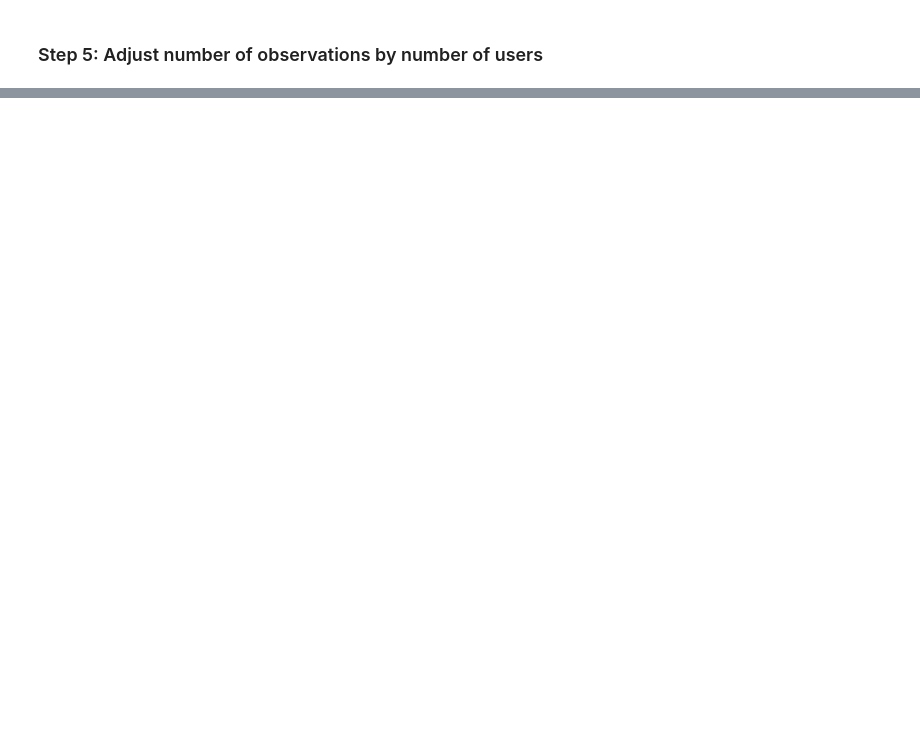
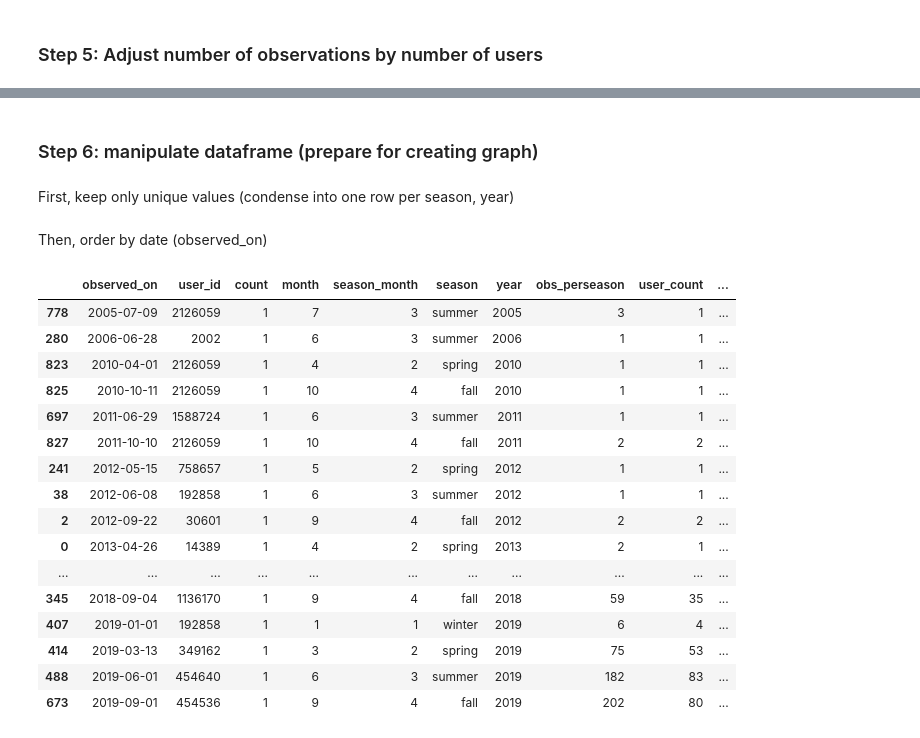
Before and after one commit to caroschwedh/BIOF309-final-project, a Jupyter notebook: DMV_bees.ipynb, the cells around one changed output, grey strips where cells are left out. Saved outputs shown, nothing was run; the diff lists cells and outputs as text; code cells hidden in the pictures; blank space fills up the shorter version.

```diff
--- a/DMV_bees.ipynb
+++ b/DMV_bees.ipynb
@@ -159,2 +159,11 @@ print(df_iNat.head())
 # %% [markdown]
 ### Step 5: Adjust number of observations by number of users
+# %%
+# Sum observations (count) by season (using season_month) and year
+df_iNat['obs_perseason'] = df_iNat.groupby(['year', 'season_month'])['count'].transform('sum')
+
+# Count of unique values for user_id (number of users) per season, year
+df_iNat['user_count'] = df_iNat.groupby(['year', 'season_month'])['user_id'].transform('nunique')
+# %%
+# Create variable for adusted observations (observations per number of iNaturalist observers at each time point)
+df_iNat['adj_obs'] = (df_iNat['obs_perseason']/df_iNat['user_count'])
@@ -160,0 +184,4 @@ print(df_iNat.head())
+# %% [markdown]
+### Step 6: manipulate dataframe (prepare for creating graph)
+# %% [markdown]
+First, keep only unique values (condense into one row per season, year)
@@ -160,0 +190,23 @@ print(df_iNat.head())
+# %% [markdown]
+Then, order by date (observed_on)
+# %%
+# Now that we don't have repeated rows for the same date, we can order by date
+iNat_complete = iNat_complete.sort_values(by='observed_on')
+# %% [output]
+|  | observed_on | user_id | count | month | season_month | season | year | obs_perseason | user_count | ... |
+| 778 | 2005-07-09 | 2126059 | 1 | 7 | 3 | summer | 2005 | 3 | 1 | ... |
+| 280 | 2006-06-28 | 2002 | 1 | 6 | 3 | summer | 2006 | 1 | 1 | ... |
+| 823 | 2010-04-01 | 2126059 | 1 | 4 | 2 | spring | 2010 | 1 | 1 | ... |
+| 825 | 2010-10-11 | 2126059 | 1 | 10 | 4 | fall | 2010 | 1 | 1 | ... |
+| 697 | 2011-06-29 | 1588724 | 1 | 6 | 3 | summer | 2011 | 1 | 1 | ... |
+| 827 | 2011-10-10 | 2126059 | 1 | 10 | 4 | fall | 2011 | 2 | 2 | ... |
+| 241 | 2012-05-15 | 758657 | 1 | 5 | 2 | spring | 2012 | 1 | 1 | ... |
+| 38 | 2012-06-08 | 192858 | 1 | 6 | 3 | summer | 2012 | 1 | 1 | ... |
+| 2 | 2012-09-22 | 30601 | 1 | 9 | 4 | fall | 2012 | 2 | 2 | ... |
+| 0 | 2013-04-26 | 14389 | 1 | 4 | 2 | spring | 2013 | 2 | 1 | ... |
+| ... | ... | ... | ... | ... | ... | ... | ... | ... | ... | ... |
+| 345 | 2018-09-04 | 1136170 | 1 | 9 | 4 | fall | 2018 | 59 | 35 | ... |
+| 407 | 2019-01-01 | 192858 | 1 | 1 | 1 | winter | 2019 | 6 | 4 | ... |
+| 414 | 2019-03-13 | 349162 | 1 | 3 | 2 | spring | 2019 | 75 | 53 | ... |
+| 488 | 2019-06-01 | 454640 | 1 | 6 | 3 | summer | 2019 | 182 | 83 | ... |
+| 673 | 2019-09-01 | 454536 | 1 | 9 | 4 | fall | 2019 | 202 | 80 | ... |
```
Also changed, not shown: parts of 17 cells of this notebook, 1 other file.
